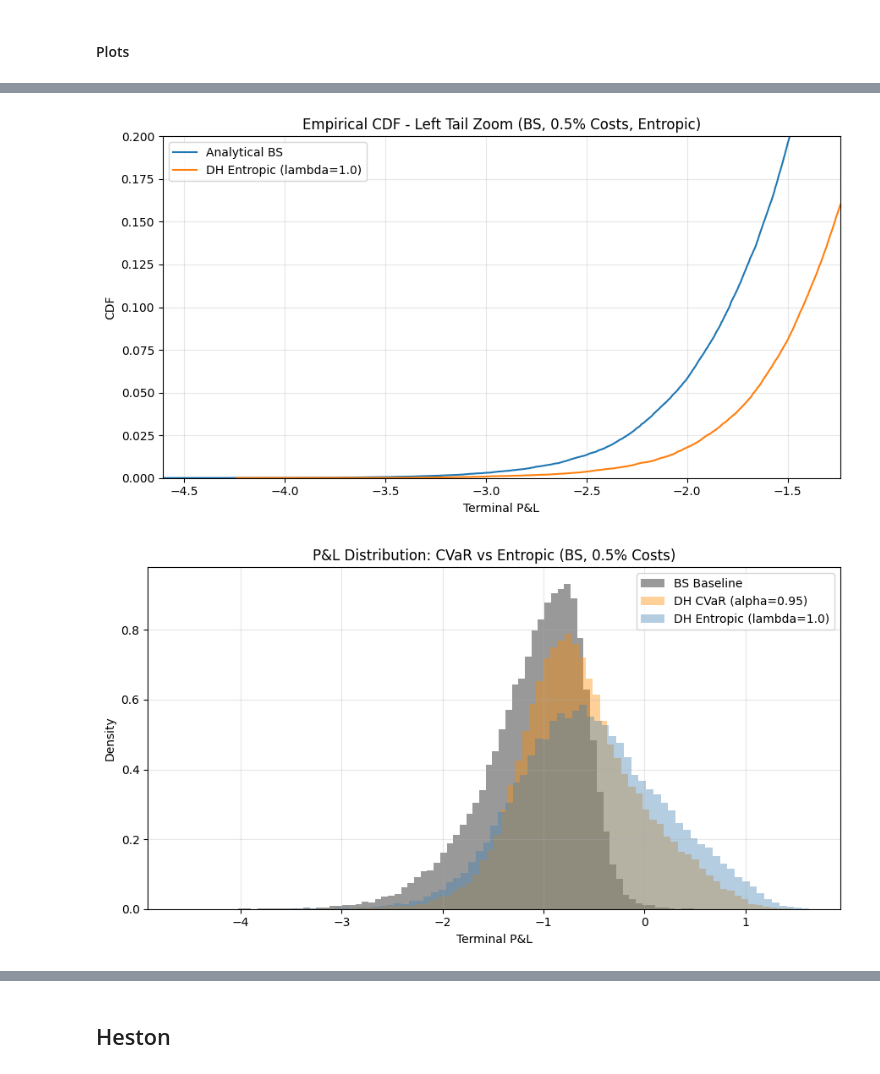
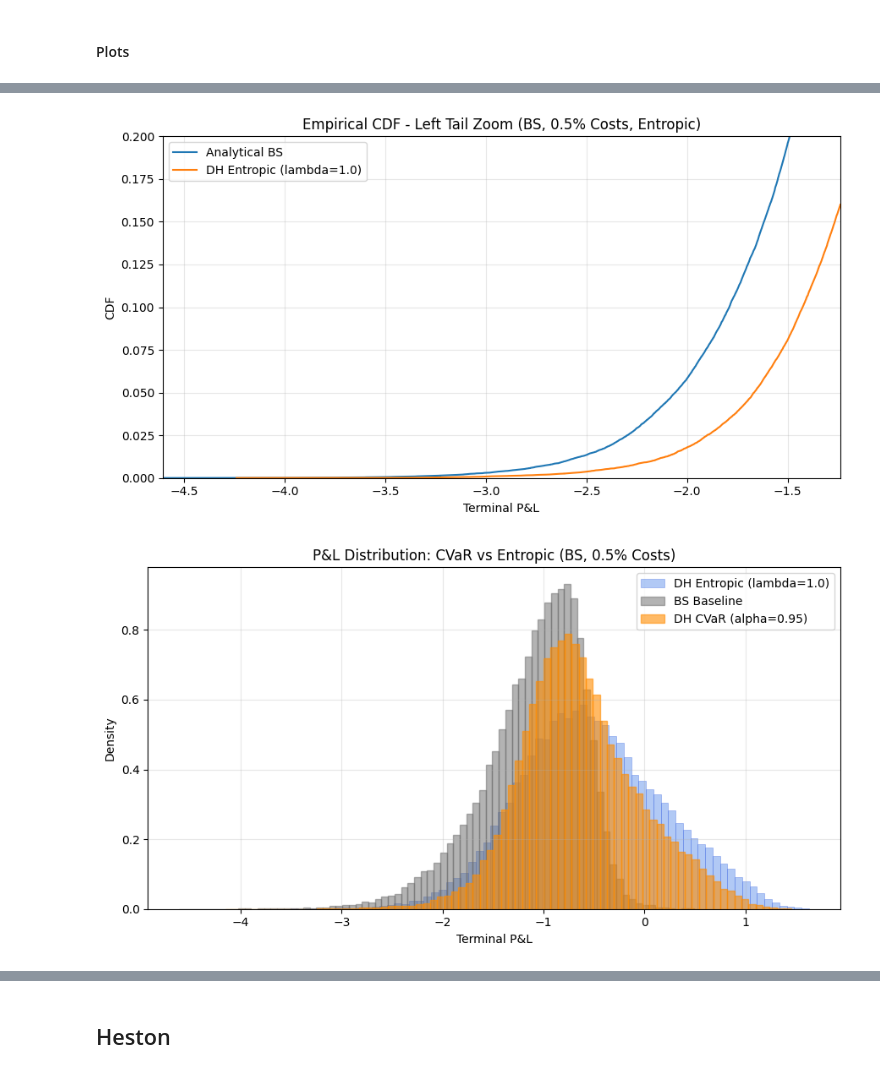
Before and after one commit to GioChecchi/Deep_Hedging, a Jupyter notebook: Deep_Hedging.ipynb, the cells around one changed output, grey strips where cells are left out. Cells and saved outputs as stored; diff of their text form; code cells hidden in the pictures.

Commit message:
made some hist graph more readable

```diff
--- a/Deep_Hedging.ipynb
+++ b/Deep_Hedging.ipynb
@@ -1709,9 +1709,12 @@ plot_pnl_diagnostics(pnl_baseline=bs_pnl_cost, pnl_model=entropic_pnl,
 
 # 5. Overlaid histogram: CVaR vs Entropic
 plt.figure(figsize=(9, 5))
-plt.hist(to_numpy(bs_pnl_cost), bins=80, density=True, alpha=0.4, color="black", label="BS Baseline")
-plt.hist(dh_pnls_cost[0.95], bins=80, density=True, alpha=0.4, color="darkorange", label="DH CVaR (alpha=0.95)")
-plt.hist(entropic_pnl, bins=80, density=True, alpha=0.4, color="steelblue", label="DH Entropic (lambda=1.0)")
+plt.hist(np.array(entropic_pnl), bins=80, density=True, alpha=0.5,
+         color="cornflowerblue", edgecolor="royalblue", linewidth=0.5, label="DH Entropic (lambda=1.0)")
+plt.hist(to_numpy(bs_pnl_cost), bins=80, density=True, alpha=0.5,
+         color="dimgrey", edgecolor="dimgrey", label="BS Baseline")
+plt.hist(dh_pnls_cost[0.95], bins=80, density=True, alpha=0.6,
+         color="darkorange", edgecolor="darkorange", label="DH CVaR (alpha=0.95)")
 plt.title("P&L Distribution: CVaR vs Entropic (BS, 0.5% Costs)")
 plt.xlabel("Terminal P&L"); plt.ylabel("Density")
 plt.legend(); plt.grid(True, alpha=0.3); plt.tight_layout(); plt.show()
@@ -1735,34 +1738,34 @@ t_idx  = 15
 tau_15 = T - t_idx * (T / steps)
 tau_14 = T - (t_idx - 1) * (T / steps)
 S_grid = torch.linspace(80, 120, 50, device=device)
 
 bs_delta_grid  = bs_pricer.delta(S_grid, K, tau_15).cpu().numpy()
 prev_realistic = bs_pricer.delta(S_grid, K, tau_14).unsqueeze(1)
 log_grid       = torch.log(S_grid / S0).unsqueeze(1)
 if policy_type == "shared":
     tau_t = torch.full((50, 1), tau_15, device=device, dtype=torch.float32)
     x_grid = torch.cat([log_grid, tau_t, prev_realistic], dim=1)  # (50, 3)
 else:
     x_grid = torch.cat([log_grid, prev_realistic], dim=1)          # (50, 2)
 
 model_bs_entropic.eval()
 dh_models_cost[0.95].eval()
 with torch.no_grad():
     delta_entropic = model_bs_entropic.forward_step(t_idx, x_grid).cpu().numpy()
     delta_cvar     = dh_models_cost[0.95].forward_step(t_idx, x_grid).cpu().numpy()
 
 plt.figure(figsize=(9, 4))
 plt.plot(S_grid.cpu().numpy(), bs_delta_grid, label="BS Delta (analytical)", linewidth=2.5, color="black")
 plt.plot(S_grid.cpu().numpy(), delta_cvar, linewidth=2, linestyle="--", color="darkorange", label="DH CVaR (alpha=0.95)")
 plt.plot(S_grid.cpu().numpy(), delta_entropic, linewidth=2, linestyle="--", color="steelblue", label="DH Entropic (lambda=1.0)")
 plt.xlabel("Spot price S"); plt.ylabel("Delta")
 plt.title("Learned Delta - CVaR vs Entropic at t=15 days")
 plt.legend(); plt.grid(True, alpha=0.3); plt.tight_layout(); plt.show()
 # %% [output]
 [figure]
 [figure]
 [figure]
-[figure, old version]
+[figure, new version]
 [figure]
 [figure]
 # %% [markdown]
```
Also changed, not shown: parts of 12 cells of this notebook, 2 other files.
